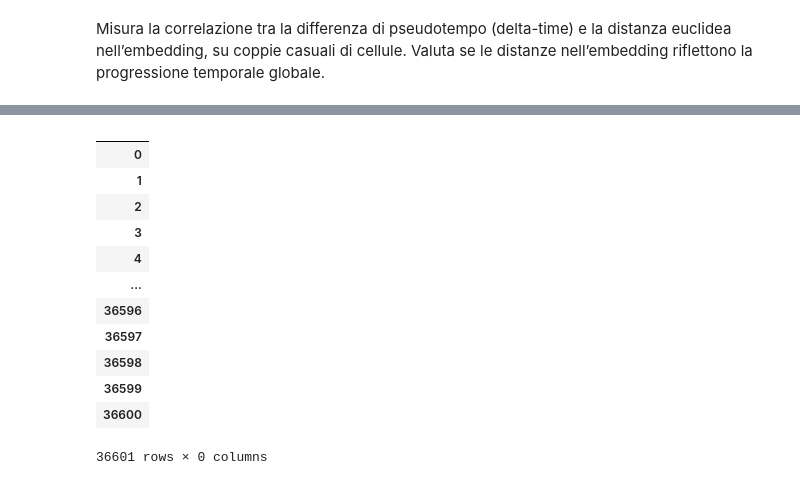
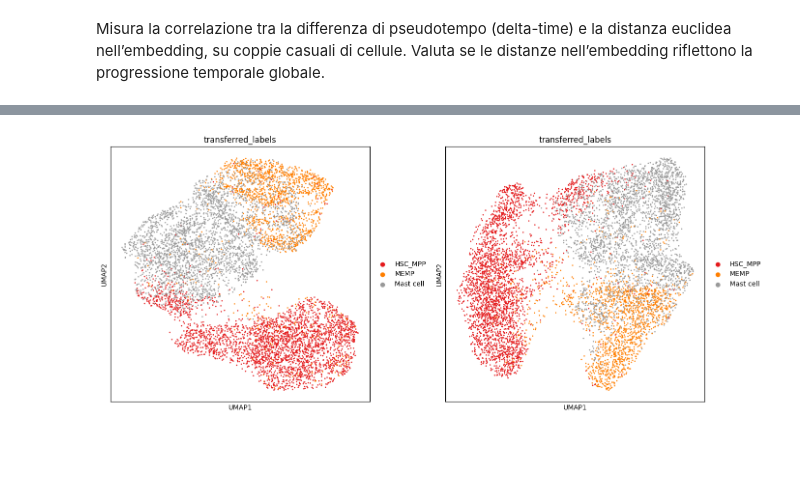
Before and after one commit to vincenzocivale/scfm-mid-layer-analysis, a Jupyter notebook: notebooks/pseudo_time.ipynb, the cells around one changed output, grey strips where cells are left out. Cells and saved outputs as stored; diff of their text form; code cells hidden in the pictures; blank space fills up the shorter version.

```diff
--- a/notebooks/pseudo_time.ipynb
+++ b/notebooks/pseudo_time.ipynb
@@ -127,16 +43,57 @@ adata = sc.read_mtx('/data2/home/vcivale/scfm-layer-analysis-refactored/Fetal_12
-# %%
-adata.obs
-# %% [output]
-|  |
-| 0 |
-| 1 |
-| 2 |
-| 3 |
-| 4 |
-| ... |
-| 36596 |
-| 36597 |
-| 36598 |
-| 36599 |
-| 36600 |
-36601 rows × 0 columns
+# %%
+import matplotlib.pyplot as plt
+import scanpy as sc
+
+adata = sc.read_h5ad('/home/oem/scfm-layer-analysis-refactored/data/embeddings/GSE276896_adata_meta_tahoe_1b_embeddings.h5ad')
+clusters_of_interest = [
+    'HSC_MPP',
+    'MEMP',
+    'Mast cell'
+]
+adata_cluster = adata[adata.obs['transferred_labels'].isin(clusters_of_interest)].copy()
+
+
+best_layer = 15
+last_layer = 23
+
+def get_pca_embedding(adata, layer, n_pcs=30):
+    X = adata.obsm[f'X_layer_{layer}']
+    from sklearn.decomposition import PCA
+    pca = PCA(n_components=n_pcs)
+    X_pca = pca.fit_transform(X)
+    adata.obsm[f'X_pca_layer{layer}'] = X_pca
+    return X_pca
+
+# PCA + UMAP per best layer
+get_pca_embedding(adata_cluster, best_layer)
+sc.pp.neighbors(adata_cluster, use_rep=f'X_pca_layer{best_layer}', n_neighbors=15)
+sc.tl.umap(adata_cluster)
+adata_cluster.obsm[f'X_umap_layer{best_layer}'] = adata_cluster.obsm['X_umap'].copy()
+
+# PCA + UMAP per last layer
+get_pca_embedding(adata_cluster, last_layer)
+sc.pp.neighbors(adata_cluster, use_rep=f'X_pca_layer{last_layer}', n_neighbors=15)
+sc.tl.umap(adata_cluster)
+adata_cluster.obsm[f'X_umap_layer{last_layer}'] = adata_cluster.obsm['X_umap'].copy()
+
+# Plot side-by-side
+fig, axes = plt.subplots(1, 2, figsize=(14, 6))
+
+# Best layer
+adata_cluster.obsm['X_umap'] = adata_cluster.obsm[f'X_umap_layer{best_layer}']
+sc.pl.umap(
+    adata_cluster, color='transferred_labels', ax=axes[0], show=False,
+    frameon=True, legend_loc='right margin', palette='Set1'
+)
+
+# Last layer
+adata_cluster.obsm['X_umap'] = adata_cluster.obsm[f'X_umap_layer{last_layer}']
+sc.pl.umap(
+    adata_cluster, color='transferred_labels', ax=axes[1], show=False,
+     frameon=True, legend_loc='right margin', palette='Set1'
+)
+
+plt.tight_layout()
+plt.show()
+# %% [output]
+[figure, added]
```
Also changed, not shown: parts of 16 cells of this notebook, 20 other files.
